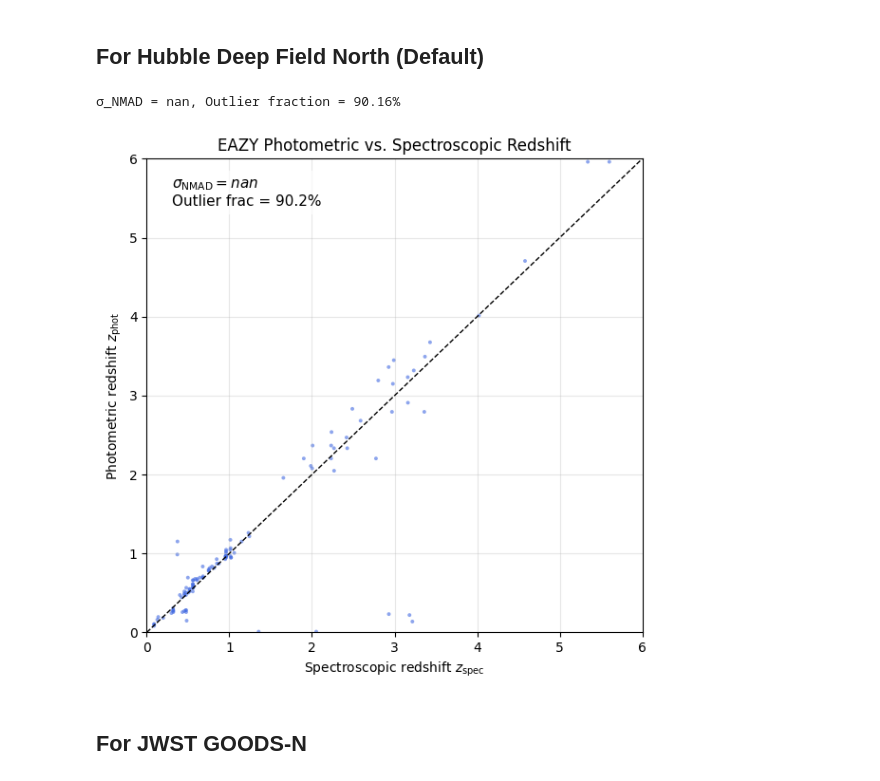
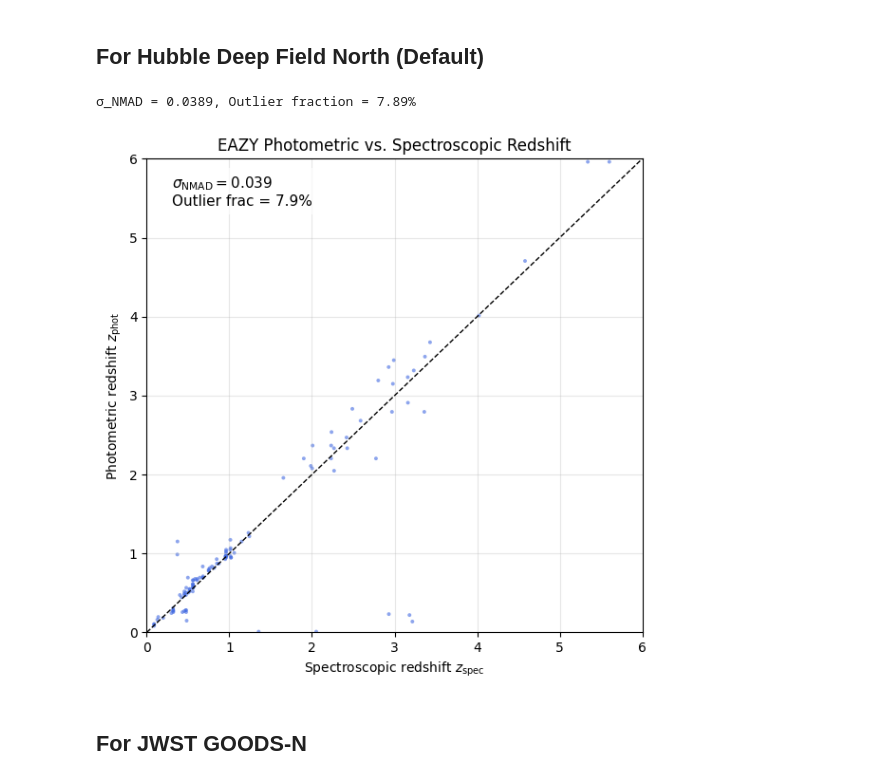
Before and after one commit to sfremy/my-eazy-jwst, a Jupyter notebook: scripts/z_visualization.ipynb, the cells around one changed output. Drawn from its saved outputs; the diff is of its cells as text; code cells hidden in the pictures.

```diff
--- a/scripts/z_visualization.ipynb
+++ b/scripts/z_visualization.ipynb
@@ -56,37 +56,38 @@ def plot_zphot_zspec(zout_path, save_as='zphot_zspec.png', zmax=6, outlier_thres
 
     # --- Compute scatter metrics
     dz = (zphot - zspec) / (1 + zspec)
+    dz = dz[np.isfinite(dz)]
     sigma_nmad = 1.48 * np.median(np.abs(dz - np.median(dz)))
     outlier_frac = np.mean(np.abs(dz) > outlier_thresh)
 
     # --- Plot
     plt.figure(figsize=(6, 6))
     plt.scatter(zspec, zphot, s=8, alpha=0.6, color='royalblue', edgecolor='none', label='Data')
     plt.plot([0, zmax], [0, zmax], 'k--', lw=1, label='1:1')
     plt.xlabel(r'Spectroscopic redshift $z_{\rm spec}$')
     plt.ylabel(r'Photometric redshift $z_{\rm phot}$')
     plt.xlim(0, zmax)
     plt.ylim(0, zmax)
     plt.grid(alpha=0.3)
 
     # --- Annotate performance
     txt = (rf"$\sigma_{{\rm NMAD}} = {sigma_nmad:.3f}$" + "\n" +
            rf"Outlier frac = {outlier_frac*100:.1f}%")
     plt.text(0.05*zmax, 0.9*zmax, txt, fontsize=11, bbox=dict(facecolor='white', alpha=0.7, edgecolor='none'))
 
     plt.title('EAZY Photometric vs. Spectroscopic Redshift')
     plt.tight_layout()
     # plt.savefig(save_as, dpi=150)
     # plt.close()
 
     # print(f"✅ Plot saved to {save_as}")
     print(f"σ_NMAD = {sigma_nmad:.4f}, Outlier fraction = {outlier_frac*100:.2f}%")
 
 
 plot_zphot_zspec('../outputs/OUTPUT_HDF-N/photz.zout', save_as='zphot_zspec.png', zmax=6)
 # %% [output]
-σ_NMAD = nan, Outlier fraction = 90.16%
+σ_NMAD = 0.0389, Outlier fraction = 7.89%
-[figure, old version]
+[figure, new version]
 # %% [markdown]
 ## For JWST GOODS-N
 # %%
```
Also changed, not shown: parts of 2 cells of this notebook, 3 other files.
